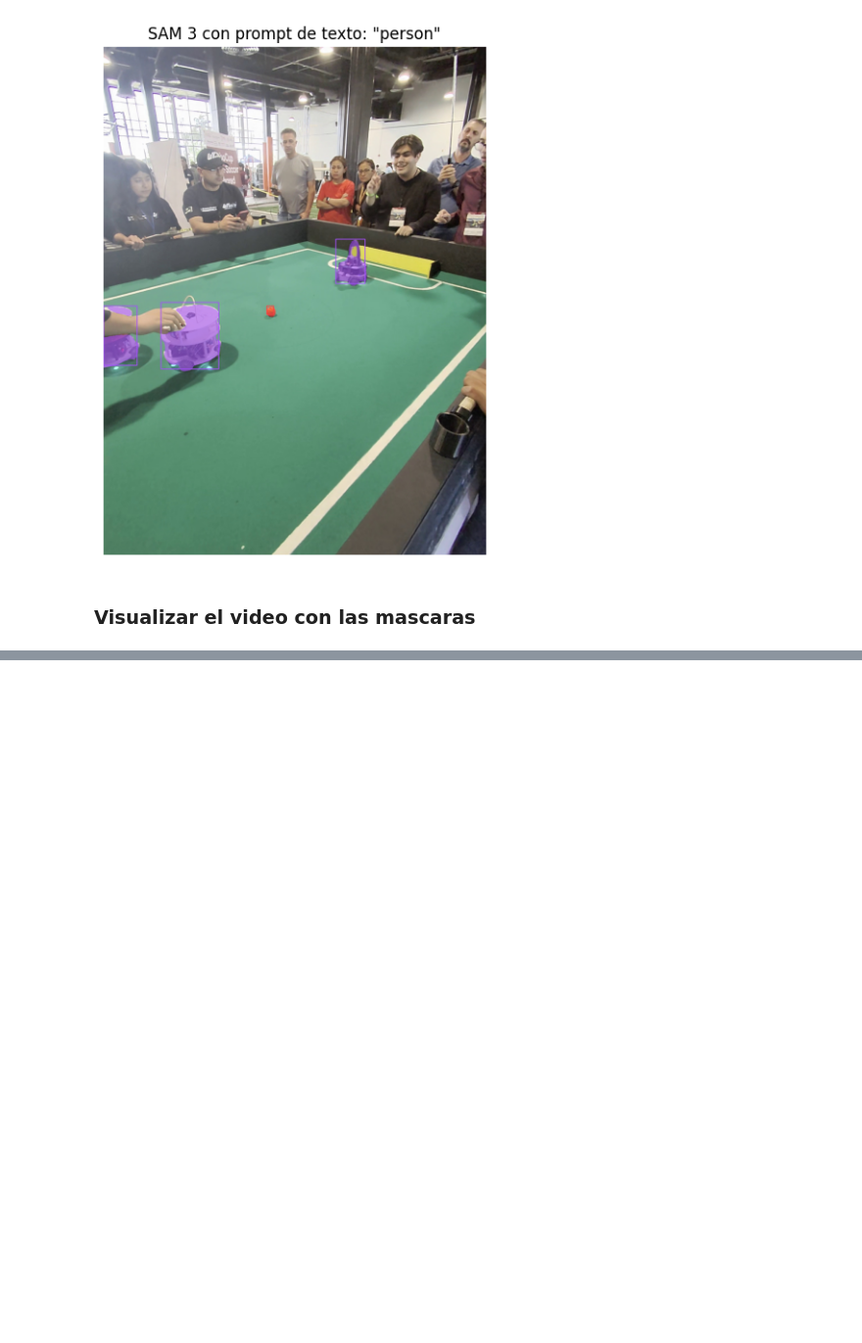
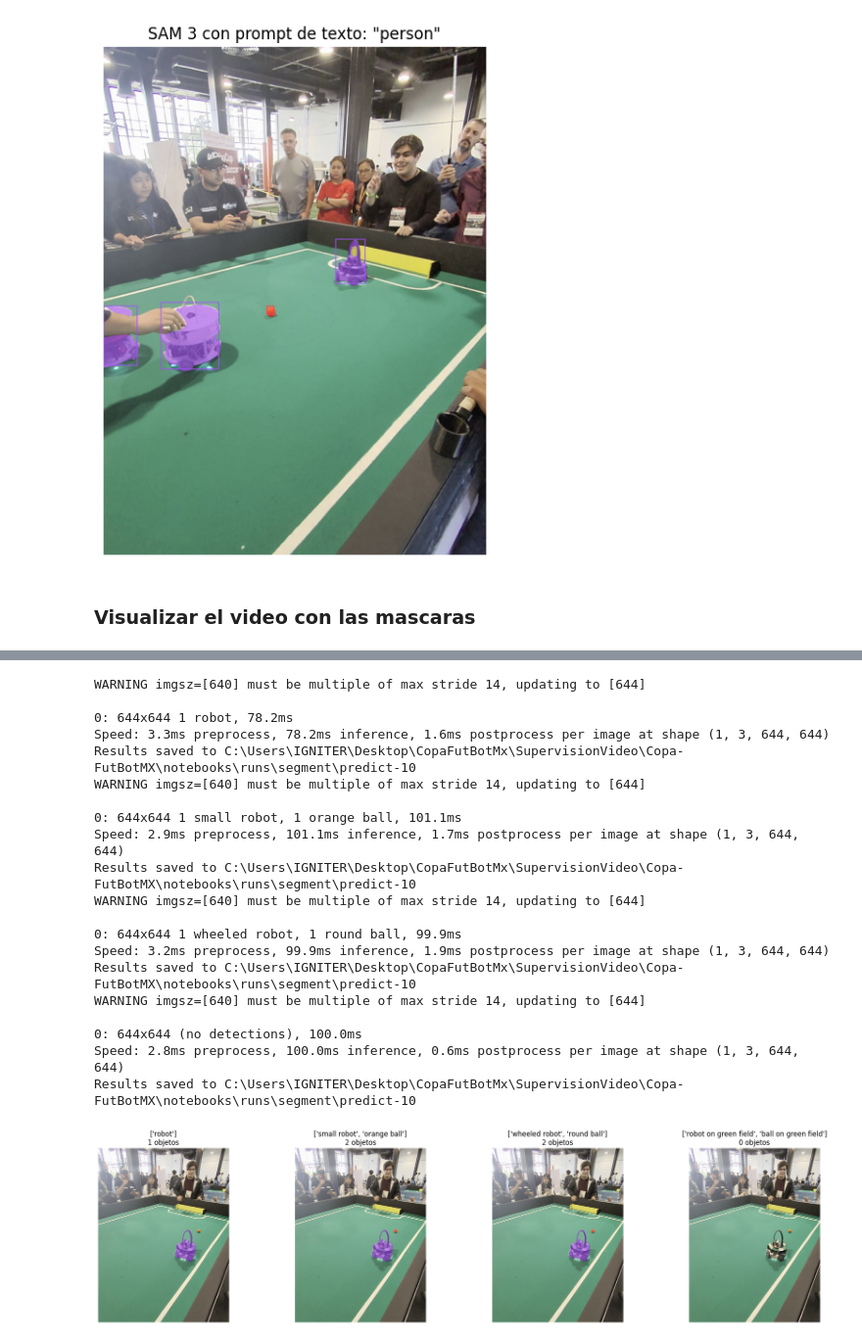
Before and after one commit to Shadowboss1214/Copa-FutBotMX, a Jupyter notebook: notebooks/01_exploracion.ipynb, the cells around one changed output, grey strips where cells are left out. Shown at 98% size. Drawn from its saved outputs; the diff is of its cells as text; code cells hidden in the pictures; blank space fills up the shorter version.

Commit message:
Actualización del primer notebook

```diff
--- a/notebooks/01_exploracion.ipynb
+++ b/notebooks/01_exploracion.ipynb
@@ -274,0 +257,52 @@ Results saved to C:\Users\IGNITER\Desktop\CopaFutBotMx\SupervisionVideo\Copa-Fut
+# %%
+# Probar distintos prompts en el mismo frame donde falla
+frame_falla = None
+cap = cv2.VideoCapture("../VideosEjemplo/gael.mov")
+
+cap.set(cv2.CAP_PROP_POS_FRAMES, 400)
+ret, frame_falla = cap.read()
+cap.release()
+
+prompts_a_probar = [
+    ["robot"],
+    ["small robot", "orange ball"],
+    ["wheeled robot", "round ball"],
+    ["robot on green field", "ball on green field"],
+]
+
+fig, axes = plt.subplots(1, len(prompts_a_probar), figsize=(20, 5))
+
+for i, prompt in enumerate(prompts_a_probar):
+    predictor_video.set_image(frame_falla)
+    res = predictor_video(text=prompt)[0]
+    det = sv.Detections.from_ultralytics(res)
+
+    annotated = mask_annotator.annotate(scene=frame_falla.copy(), detections=det)
+    axes[i].imshow(cv2.cvtColor(annotated, cv2.COLOR_BGR2RGB))
+    axes[i].set_title(f"{prompt}\n{len(det)} objetos")
+    axes[i].axis("off")
+
+plt.tight_layout()
+plt.show()
+# %% [output]
+WARNING imgsz=[640] must be multiple of max stride 14, updating to [644]
+
+0: 644x644 1 robot, 78.2ms
+Speed: 3.3ms preprocess, 78.2ms inference, 1.6ms postprocess per image at shape (1, 3, 644, 644)
+Results saved to C:\Users\IGNITER\Desktop\CopaFutBotMx\SupervisionVideo\Copa-FutBotMX\notebooks\runs\segment\predict-10
+WARNING imgsz=[640] must be multiple of max stride 14, updating to [644]
+
+0: 644x644 1 small robot, 1 orange ball, 101.1ms
+Speed: 2.9ms preprocess, 101.1ms inference, 1.7ms postprocess per image at shape (1, 3, 644, 644)
+Results saved to C:\Users\IGNITER\Desktop\CopaFutBotMx\SupervisionVideo\Copa-FutBotMX\notebooks\runs\segment\predict-10
+WARNING imgsz=[640] must be multiple of max stride 14, updating to [644]
+
+0: 644x644 1 wheeled robot, 1 round ball, 99.9ms
+Speed: 3.2ms preprocess, 99.9ms inference, 1.9ms postprocess per image at shape (1, 3, 644, 644)
+Results saved to C:\Users\IGNITER\Desktop\CopaFutBotMx\SupervisionVideo\Copa-FutBotMX\notebooks\runs\segment\predict-10
+WARNING imgsz=[640] must be multiple of max stride 14, updating to [644]
+
+0: 644x644 (no detections), 100.0ms
+Speed: 2.8ms preprocess, 100.0ms inference, 0.6ms postprocess per image at shape (1, 3, 644, 644)
+Results saved to C:\Users\IGNITER\Desktop\CopaFutBotMx\SupervisionVideo\Copa-FutBotMX\notebooks\runs\segment\predict-10
+[figure, added]
```
Also changed, not shown: parts of 5 cells of this notebook.
